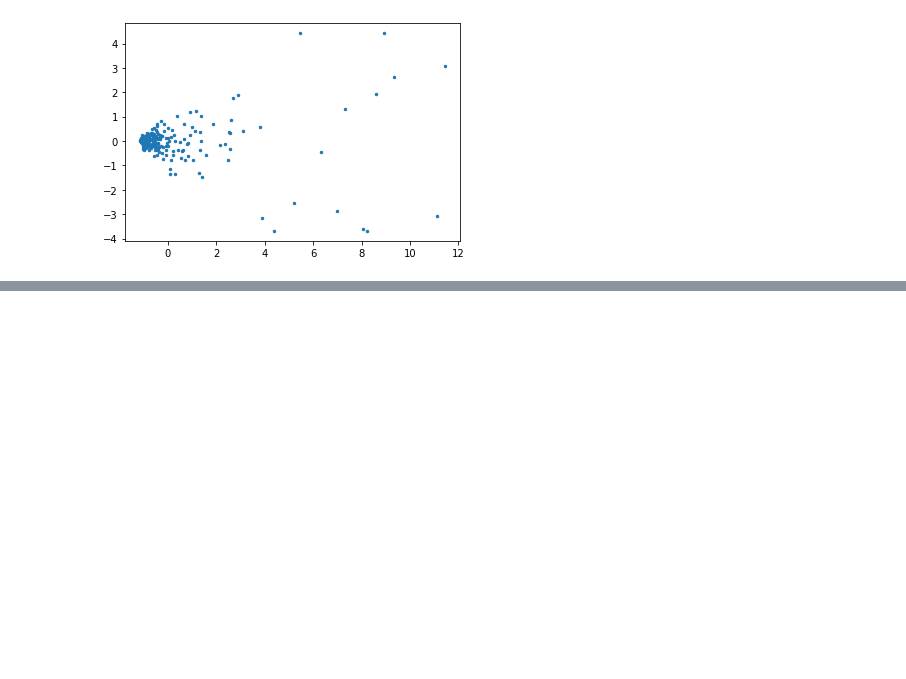
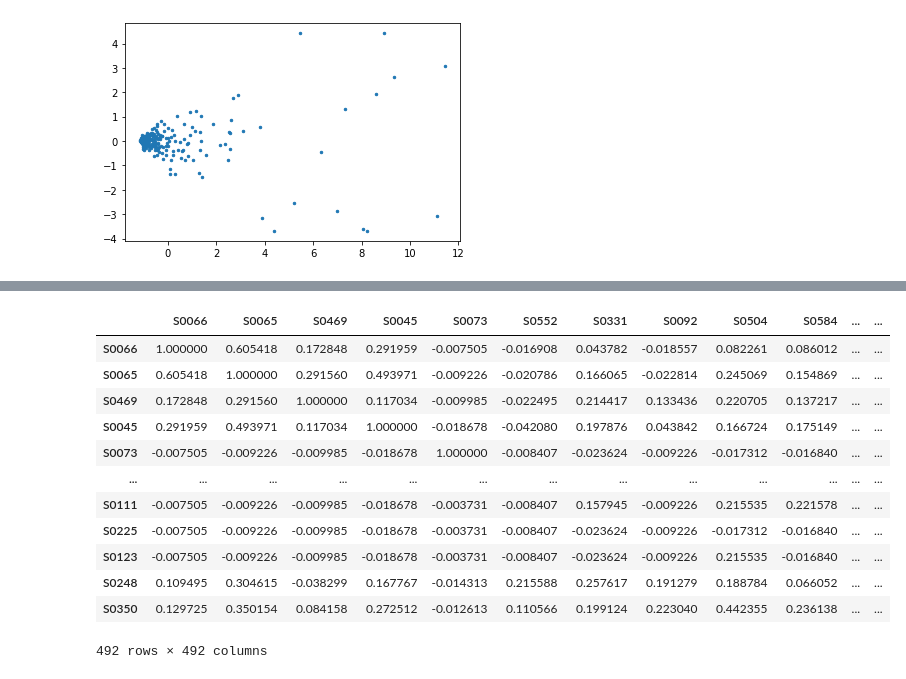
Before and after one commit to tobiasbudig/attack-hypotheses-generation, a Jupyter notebook: regression/pca and regression.ipynb, the cells around one changed output, grey strips where cells are left out. Cells and saved outputs as stored; diff of their text form; code cells hidden in the pictures; blank space fills up the shorter version.

```diff
--- a/regression/pca and regression.ipynb
+++ b/regression/pca and regression.ipynb
@@ -99,3 +100,11 @@ plt.scatter(X2[0], X2[1], s=6)
 plt.show()
 # %% [output]
 [figure]
+# %%
+corrMatrix = pd.DataFrame(test).astype('float64').dropna().corr()
+corrMatrix = corrMatrix.drop(["S0227"], axis=0)
+corrMatrix = corrMatrix.drop(["S0227"], axis=1)
+var = corrMatrix["S0066"]
+var[var > 0.5]
+#sn.heatmap(corrMatrix, annot=True)
+#plt.show()
@@ -101,0 +121,16 @@ plt.show()
+# %%
+corrMatrix[pd.notna(corrMatrix)]
+# %% [output]
+|  | S0066 | S0065 | S0469 | S0045 | S0073 | S0552 | S0331 | S0092 | S0504 | S0584 | ... | ... |
+| S0066 | 1.000000 | 0.605418 | 0.172848 | 0.291959 | -0.007505 | -0.016908 | 0.043782 | -0.018557 | 0.082261 | 0.086012 | ... | ... |
+| S0065 | 0.605418 | 1.000000 | 0.291560 | 0.493971 | -0.009226 | -0.020786 | 0.166065 | -0.022814 | 0.245069 | 0.154869 | ... | ... |
+| S0469 | 0.172848 | 0.291560 | 1.000000 | 0.117034 | -0.009985 | -0.022495 | 0.214417 | 0.133436 | 0.220705 | 0.137217 | ... | ... |
+| S0045 | 0.291959 | 0.493971 | 0.117034 | 1.000000 | -0.018678 | -0.042080 | 0.197876 | 0.043842 | 0.166724 | 0.175149 | ... | ... |
+| S0073 | -0.007505 | -0.009226 | -0.009985 | -0.018678 | 1.000000 | -0.008407 | -0.023624 | -0.009226 | -0.017312 | -0.016840 | ... | ... |
+| ... | ... | ... | ... | ... | ... | ... | ... | ... | ... | ... | ... | ... |
+| S0111 | -0.007505 | -0.009226 | -0.009985 | -0.018678 | -0.003731 | -0.008407 | 0.157945 | -0.009226 | 0.215535 | 0.221578 | ... | ... |
+| S0225 | -0.007505 | -0.009226 | -0.009985 | -0.018678 | -0.003731 | -0.008407 | -0.023624 | -0.009226 | -0.017312 | -0.016840 | ... | ... |
+| S0123 | -0.007505 | -0.009226 | -0.009985 | -0.018678 | -0.003731 | -0.008407 | -0.023624 | -0.009226 | 0.215535 | -0.016840 | ... | ... |
+| S0248 | 0.109495 | 0.304615 | -0.038299 | 0.167767 | -0.014313 | 0.215588 | 0.257617 | 0.191279 | 0.188784 | 0.066052 | ... | ... |
+| S0350 | 0.129725 | 0.350154 | 0.084158 | 0.272512 | -0.012613 | 0.110566 | 0.199124 | 0.223040 | 0.442355 | 0.236138 | ... | ... |
+492 rows × 492 columns
```
Also changed, not shown: parts of 7 cells of this notebook, 1 other file.
